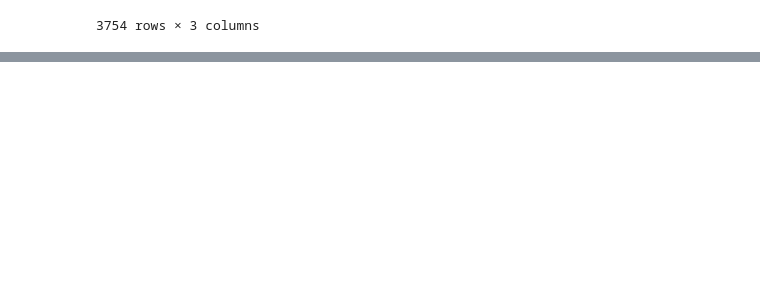
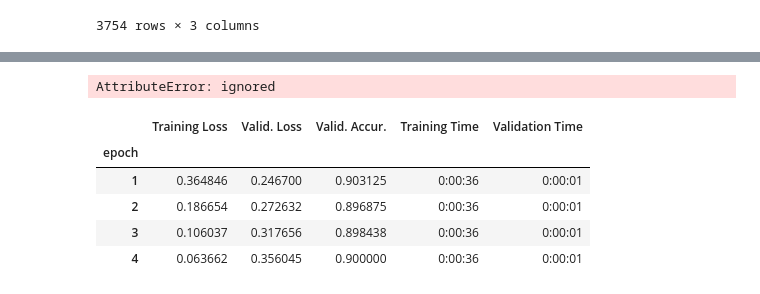
Before and after one commit to JasonTPhillipsJr/CSC215, a Jupyter notebook: FinalProject.ipynb, the cells around one changed output, grey strips where cells are left out. Cells and saved outputs as stored; diff of their text form; code cells hidden in the pictures; blank space fills up the shorter version.

```diff
--- a/FinalProject.ipynb
+++ b/FinalProject.ipynb
@@ -347,0 +394,3 @@ df_train
+# %%
+df_train.reset_index(inplace = True)
+df_train
@@ -458,0 +1108,10 @@ ValueError: ignored
+# %%
+#Load BertForSequenceClassification, the pretrained BERT model
+model = BertForSequenceClassification.from_pretrained(
+    "bert-base-uncased", # Use the 12-layer BERT model, with an uncased vocab.
+    num_labels = 2, # The number of output labels--2 for binary classification.
+    output_attentions = False, # Whether the model returns attentions weights.
+    output_hidden_states = True, # Whether the model returns all hidden-states.
+)
+#Run the model on GPU
+model.cuda()
@@ -458,0 +1172,15 @@ ValueError: ignored
+# %%
+# If there's a GPU available...
+if torch.cuda.is_available():
+
+    # Tell PyTorch to use the GPU.
+    device = torch.device("cuda")
+
+    print('There are %d GPU(s) available.' % torch.cuda.device_count())
+
+    print('We will use the GPU:', torch.cuda.get_device_name(0))
+
+# If not...
+else:
+    print('No GPU available, using the CPU instead.')
+    device = torch.device("cpu")
@@ -458,0 +1419,26 @@ ValueError: ignored
+# %%
+emb = model
+# %% [output]
+AttributeError: ignored
+# %%
+# Display floats with two decimal places.
+#pd.set_option('precision', 2)
+
+# Create a DataFrame from our training statistics.
+df_stats = pd.DataFrame(data=training_stats)
+
+# Use the 'epoch' as the row index.
+df_stats = df_stats.set_index('epoch')
+
+# A hack to force the column headers to wrap.
+#df = df.style.set_table_styles([dict(selector="th",props=[('max-width', '70px')])])
+
+# Display the table.
+df_stats
+# %% [output]
+|  | Training Loss | Valid. Loss | Valid. Accur. | Training Time | Validation Time |
+| epoch |  |  |  |  |  |
+| 1 | 0.364846 | 0.246700 | 0.903125 | 0:00:36 | 0:00:01 |
+| 2 | 0.186654 | 0.272632 | 0.896875 | 0:00:36 | 0:00:01 |
+| 3 | 0.106037 | 0.317656 | 0.898438 | 0:00:36 | 0:00:01 |
+| 4 | 0.063662 | 0.356045 | 0.900000 | 0:00:36 | 0:00:01 |
```
Also changed, not shown: parts of 69 cells of this notebook.
